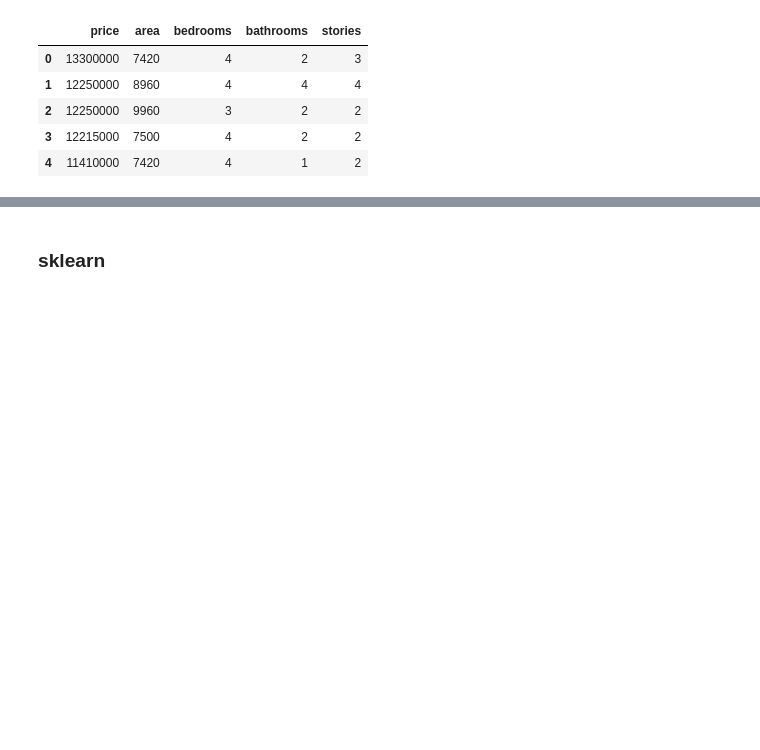
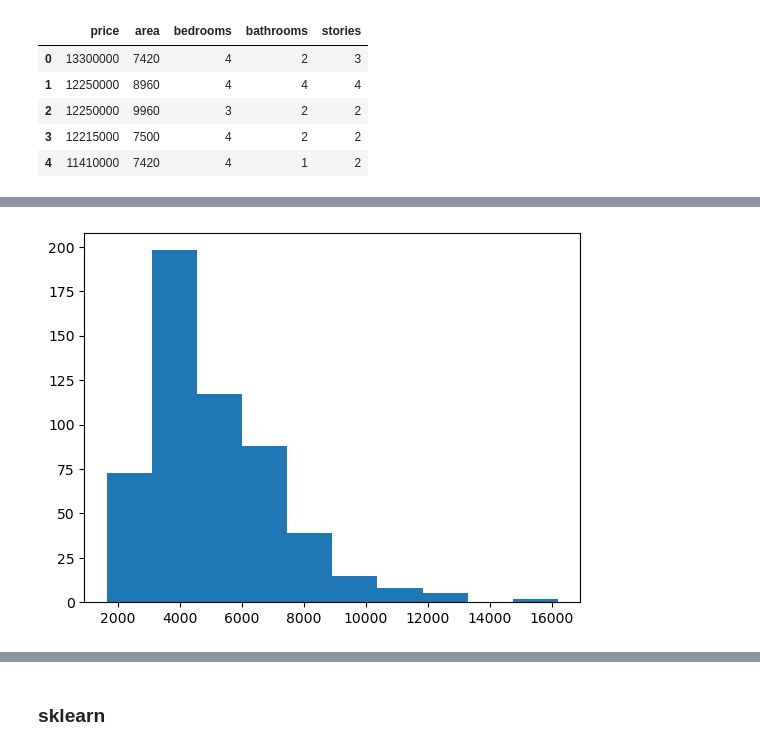
Before and after one commit to mjmacarty/OIM7502_SP24, a Jupyter notebook: 05-linear_regression.ipynb, the cells around one changed output, grey strips where cells are left out. Saved outputs shown, nothing was run; the diff lists cells and outputs as text; code cells hidden in the pictures; blank space fills up the shorter version.

```diff
--- a/05-linear_regression.ipynb
+++ b/05-linear_regression.ipynb
@@ -19,0 +85,4 @@ housing.head()
+# %%
+plt.hist(data['area']);
+# %% [output]
+[figure, added]
```
Also changed, not shown: parts of 39 cells of this notebook, 1 other file.
